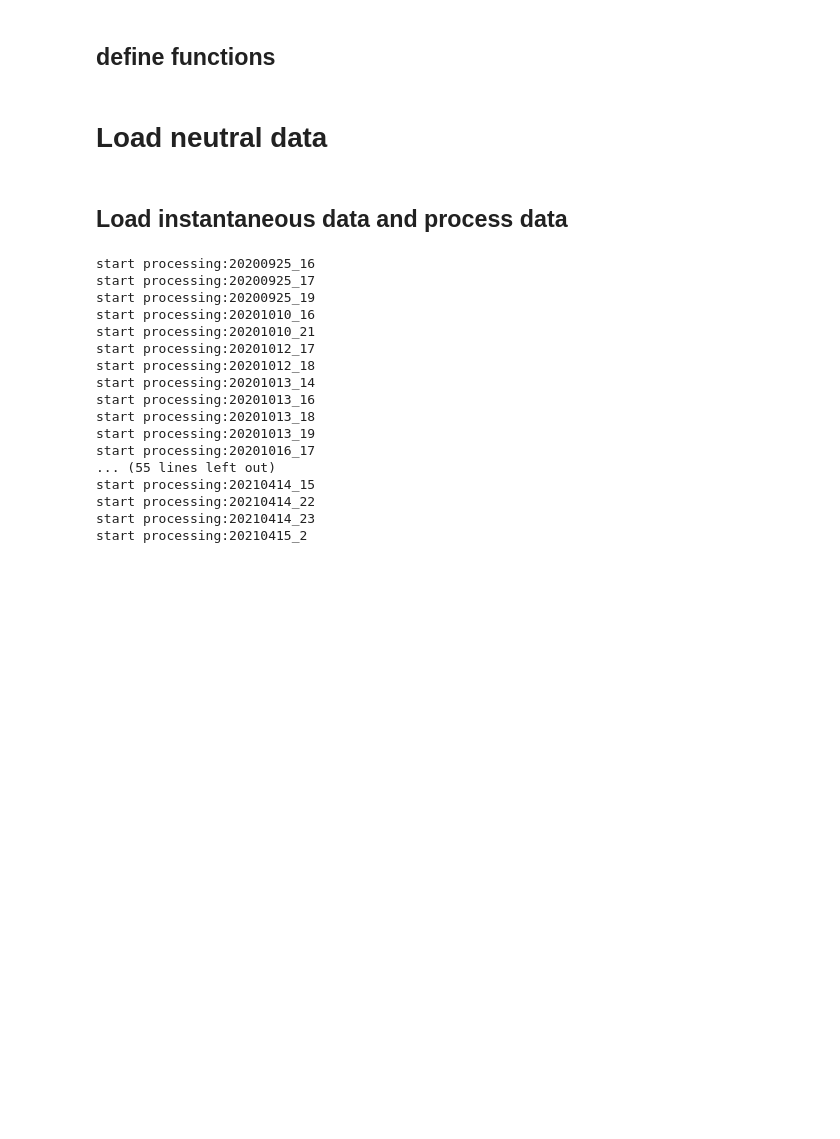
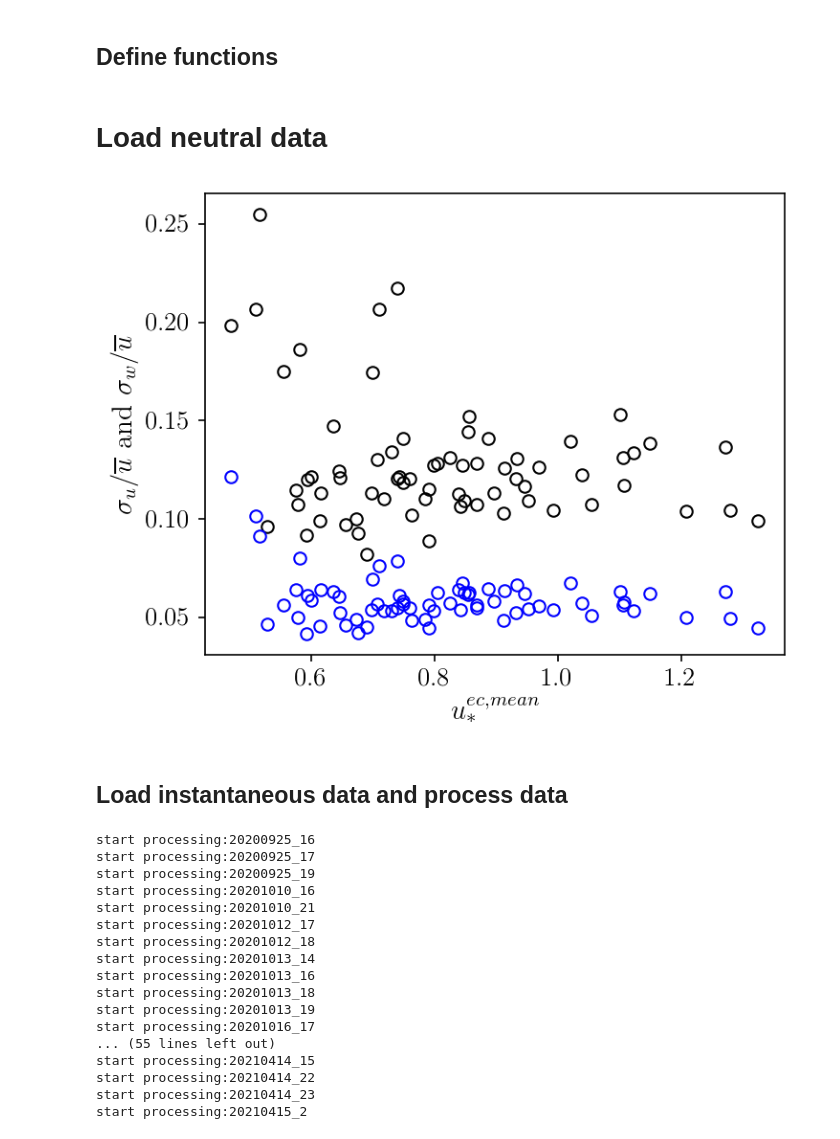
Before and after one commit to yueqin813/EC_analys, a Jupyter notebook: b2_neutral_var.ipynb, the cells around one changed output. Saved outputs shown, nothing was run; the diff lists cells and outputs as text; code cells hidden in the pictures; blank space fills up the shorter version.

```diff
--- a/b2_neutral_var.ipynb
+++ b/b2_neutral_var.ipynb
@@ -79,7 +85,7 @@ xtick_labels = ["1.2","2","3.5","6","8.2","12.8","15.8","23","30.3","40.2","50.6
 
 load_tur = True
 # %% [markdown]
-## define functions ##
+## Define functions ##
 # %%
 def date_list(sdate,edate):
     """method used for creating date list"""
@@ -163,6 +174,26 @@ for var in neutral_var:
     a_file = open(OUT_DIRECTORY + var +'.pkl', "rb")
     globals()[var] = pickle.load(a_file)
     a_file.close()
+# %%
+fig = plt.figure(figsize=(5,4), dpi=150,tight_layout=True)
+ax1 = fig.add_subplot(111)
+plt.plot(u_star_mean,u_std_neutral[:,11]/u_avg_neutral[:,11],'o',color = 'k',markerfacecolor='none')
+plt.plot(u_star_mean,w_std_neutral[:,11]/u_avg_neutral[:,11],'o',color = 'blue',markerfacecolor='none')
+plt.xlabel(r'$u_*^{ec,mean}$', fontsize=font_size)
+plt.ylabel(r'$\sigma_{u}/\overline{u}$ and $\sigma_{w}/\overline{u}$', fontsize=font_size)
+
+wdir_temp = np.nanmax(abs(np.diff(wdir_neutral[:,list_sel_m2],axis=1)),axis=1)
+x_temp = np.nanmax(wind_diff_max_neutral, axis=1)
+ist = ist_before[:,11]
+msk = r2_m2>0.9
+msk1 = np.logical_and(msk,ist<0.3)
+msk2 = np.logical_and(msk1,r2_m1>0.6)
+msk3 = np.logical_and(msk2,x_temp<15)
+# plt.plot(u_avg_neutral[~msk3,6],u_std_neutral[~msk3,5]/u_avg_neutral[~msk3,5],'o',color = 'red',markerfacecolor='none')
+
+# plt.savefig(PLOT_DIRECTORY + 'u_star_mean_intensity.jpg', dpi=200)
+# %% [output]
+[figure, added]
 # %% [markdown]
 ## Load instantaneous data and process data ##
 # %%
```
Also changed, not shown: parts of 55 cells of this notebook, 4 other files.
